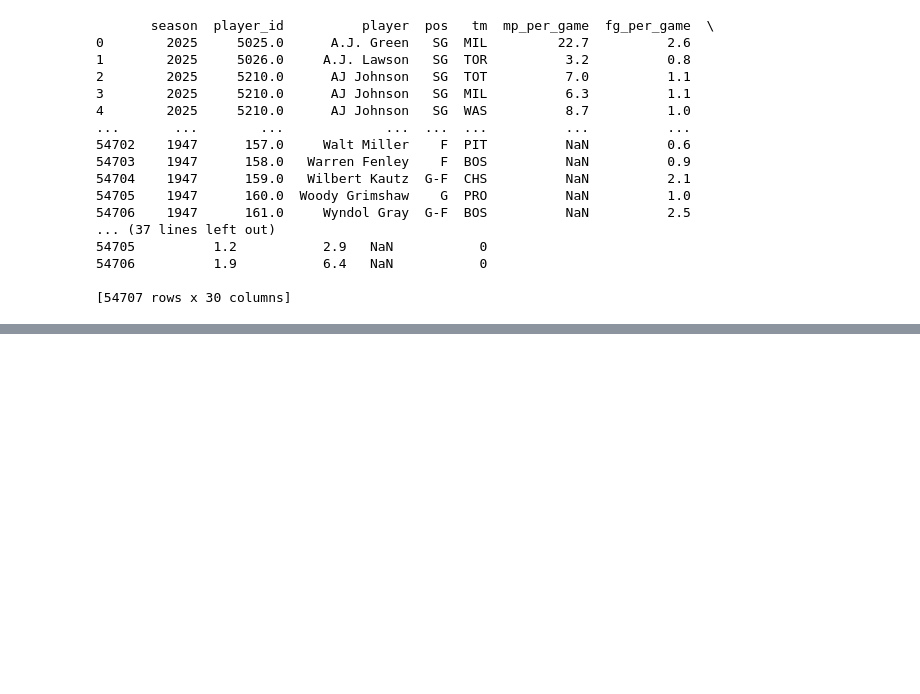
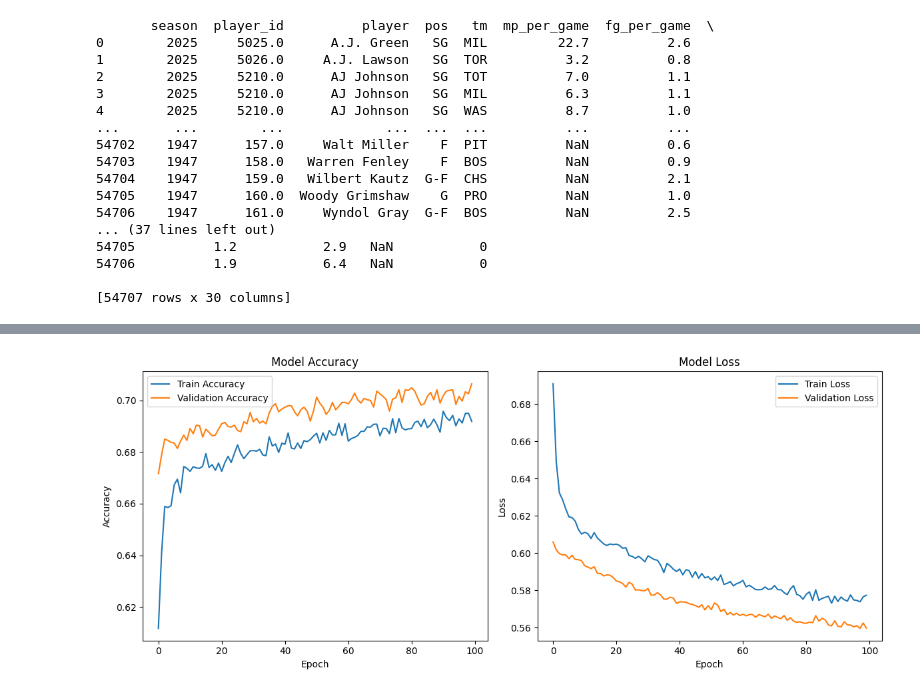
Before and after one commit to itsyoru/all_nba-prediction-model, a Jupyter notebook: AllNBA.ipynb, the cells around one changed output, grey strips where cells are left out. Cells and saved outputs as stored; diff of their text form; code cells hidden in the pictures; blank space fills up the shorter version.

Commit message:
testing tensorflow model

```diff
--- a/AllNBA.ipynb
+++ b/AllNBA.ipynb
@@ -60,3 +60,5 @@ print(merged_df)
 54706          1.9           6.4   NaN           0
 
 [54707 rows x 30 columns]
+# %%
+merged_df = merged_df.dropna()
@@ -62,0 +129,79 @@ print(merged_df)
+# %%
+from sklearn.model_selection import train_test_split
+
+eatures = [
+    'fg_percent', 'x3p_percent','pts_per_game', 'ast_per_game',
+    'trb_per_game','stl_per_game', 'blk_per_game', 'fga_per_game',
+    'tov_per_game','fta_per_game', 'e_fg_percent', 'x3pa_per_game'
+]
+
+X = merged_df[features]
+y = merged_df['is_all_nba']
+
+X_full_train, X_test, y_full_train, y_test = train_test_split(
+    X, y, test_size=0.15, random_state=42, stratify=y)
+
+X_train, X_val, y_train, y_val = train_test_split(
+    X_full_train, y_full_train, test_size=0.2, random_state=42, stratify=y_full_train)
+# %%
+scaler = StandardScaler()
+X_train_scaled = scaler.fit_transform(X_train)
+X_val_scaled = scaler.transform(X_val)
+X_test_scaled = scaler.transform(X_test)
+
+model = Sequential([
+    Dense(128, activation='relu', input_shape=(len(features),)),
+    BatchNormalization(),
+    Dropout(0.4),
+
+    Dense(64, activation='relu'),
+    BatchNormalization(),
+    Dropout(0.3),
+
+    Dense(32, activation='relu'),
+    Dropout(0.2),
+
+    Dense(1, activation='sigmoid')
+])
+
+model.compile(
+    optimizer=Adam(learning_rate=0.0005),
+    loss='binary_crossentropy',
+    metrics=['accuracy']
+)
+
+early_stop = EarlyStopping(monitor='val_loss', patience=10, restore_best_weights=True)
+
+history = model.fit(
+    X_train_scaled, y_train,
+    validation_data=(X_val_scaled, y_val),
+    epochs=100,
+    batch_size=32,
+    callbacks=[early_stop],
+    verbose=1
+)
+
+test_loss, test_accuracy = model.evaluate(X_test_scaled, y_test)
+print(f"✅ Final Test Accuracy: {test_accuracy:.4f}")
+
+plt.figure(figsize=(12, 5))
+
+plt.subplot(1, 2, 1)
+plt.plot(history.history['accuracy'], label='Train Accuracy')
+plt.plot(history.history['val_accuracy'], label='Validation Accuracy')
+plt.title('Model Accuracy')
+plt.xlabel('Epoch')
+plt.ylabel('Accuracy')
+plt.legend()
+
+plt.subplot(1, 2, 2)
+plt.plot(history.history['loss'], label='Train Loss')
+plt.plot(history.history['val_loss'], label='Validation Loss')
+plt.title('Model Loss')
+plt.xlabel('Epoch')
+plt.ylabel('Loss')
+plt.legend()
+
+plt.tight_layout()
+plt.show()
+# %% [output]
@@ -62,0 +226 @@ print(merged_df)
+[figure, added]
```
Also changed, not shown: parts of 9 cells of this notebook.
